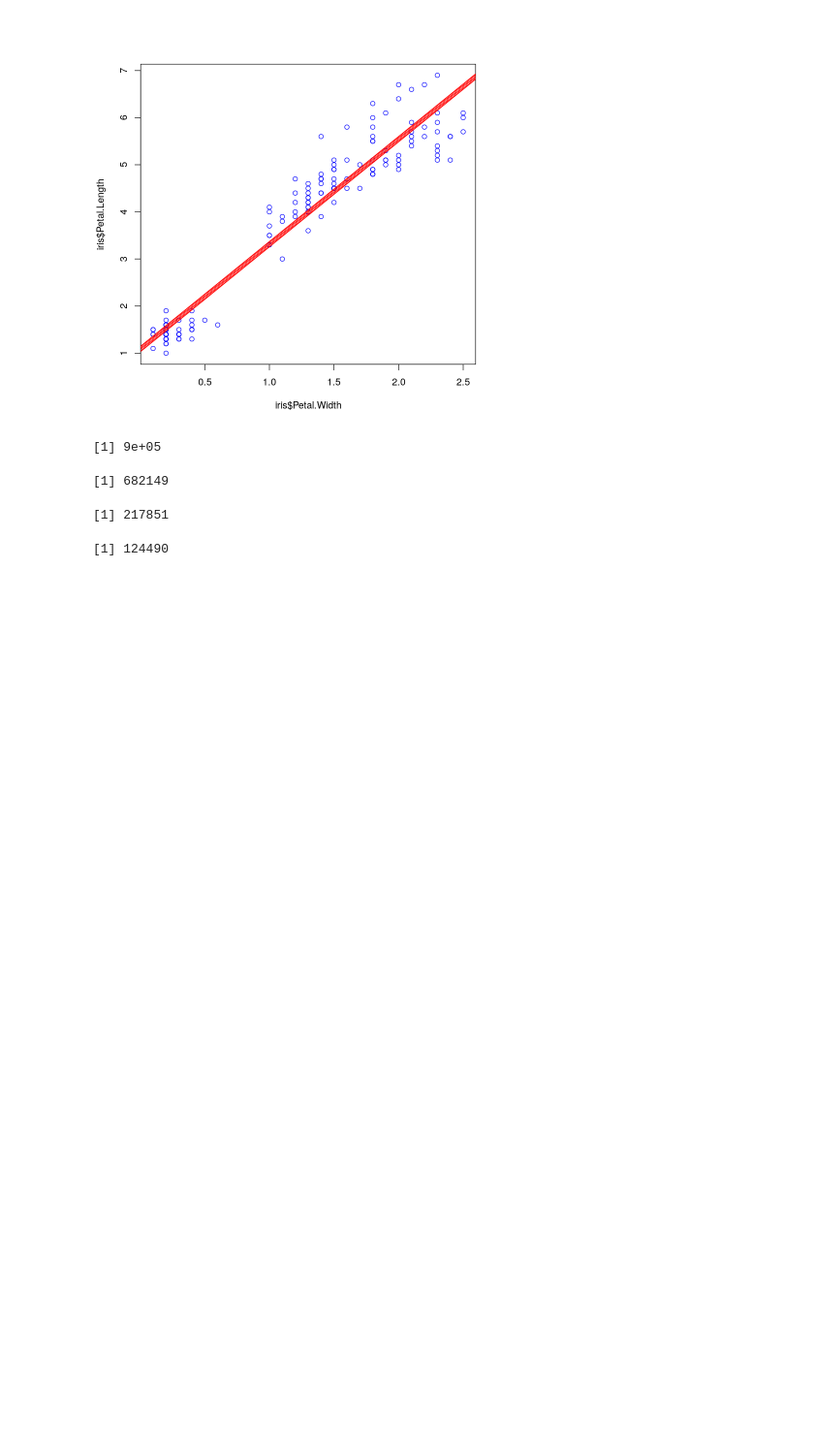
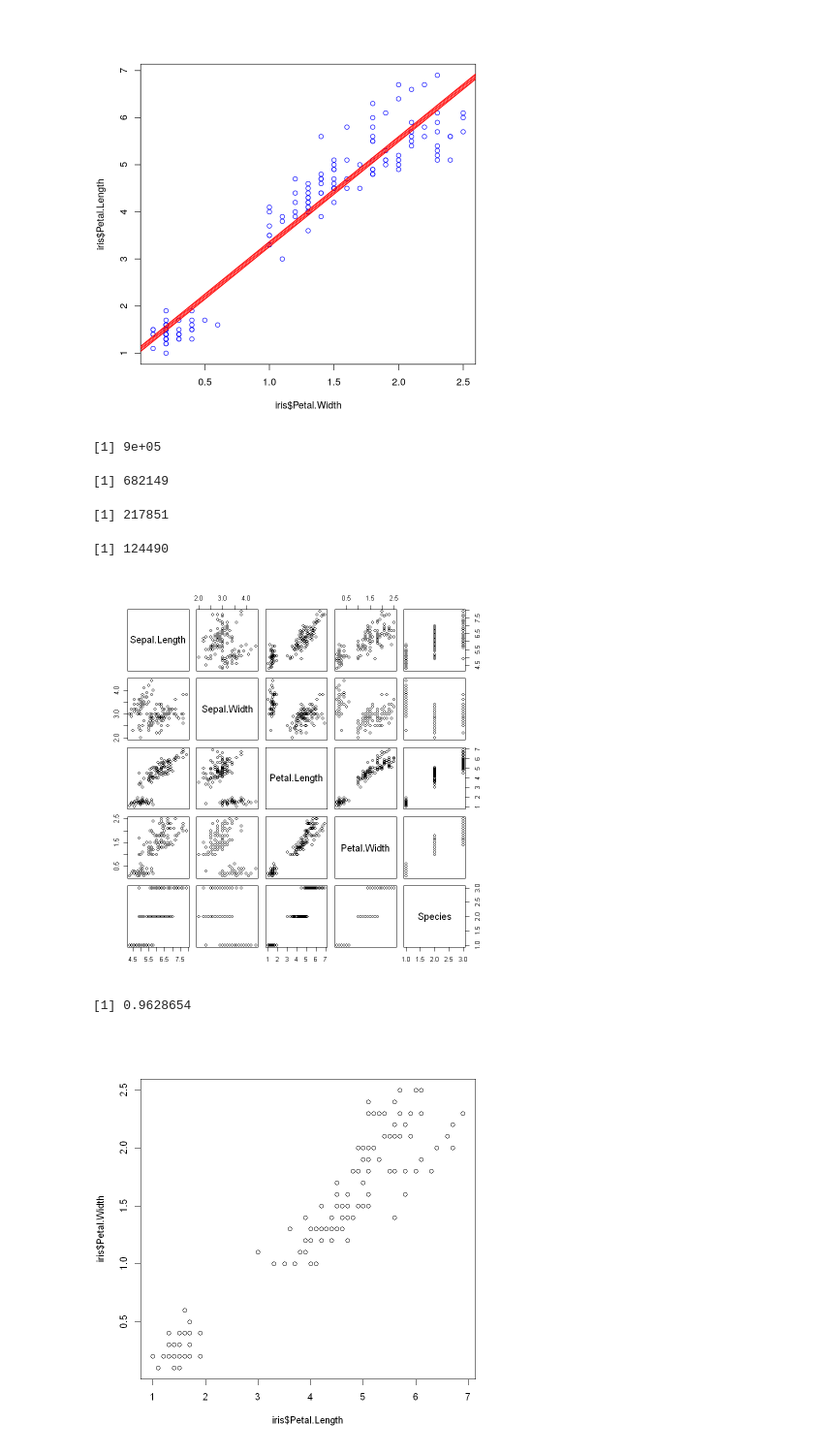
Before and after one commit to Fabimath/LEC-PYE, a Jupyter notebook: Clases/Clase_09.ipynb, the cells around one changed output. Shown: that part at 97% size. Drawn from its saved outputs; the diff is of its cells as text; code cells hidden in the pictures; blank space fills up the shorter version.

```diff
--- a/Clases/Clase_09.ipynb
+++ b/Clases/Clase_09.ipynb
@@ -354,3 +356,11 @@ cupo_disponible_antiguo - gasto
 gasto
 # %% [output]
 [1] 124490
+# %%
+plot(iris)
+plot(iris$Petal.Length,iris$Petal.Width)
+cor(iris$Petal.Length,iris$Petal.Width)
+# %% [output]
+[figure, added]
+[1] 0.9628654
+[figure, added]
```
Also changed, not shown: parts of 12 cells of this notebook.
